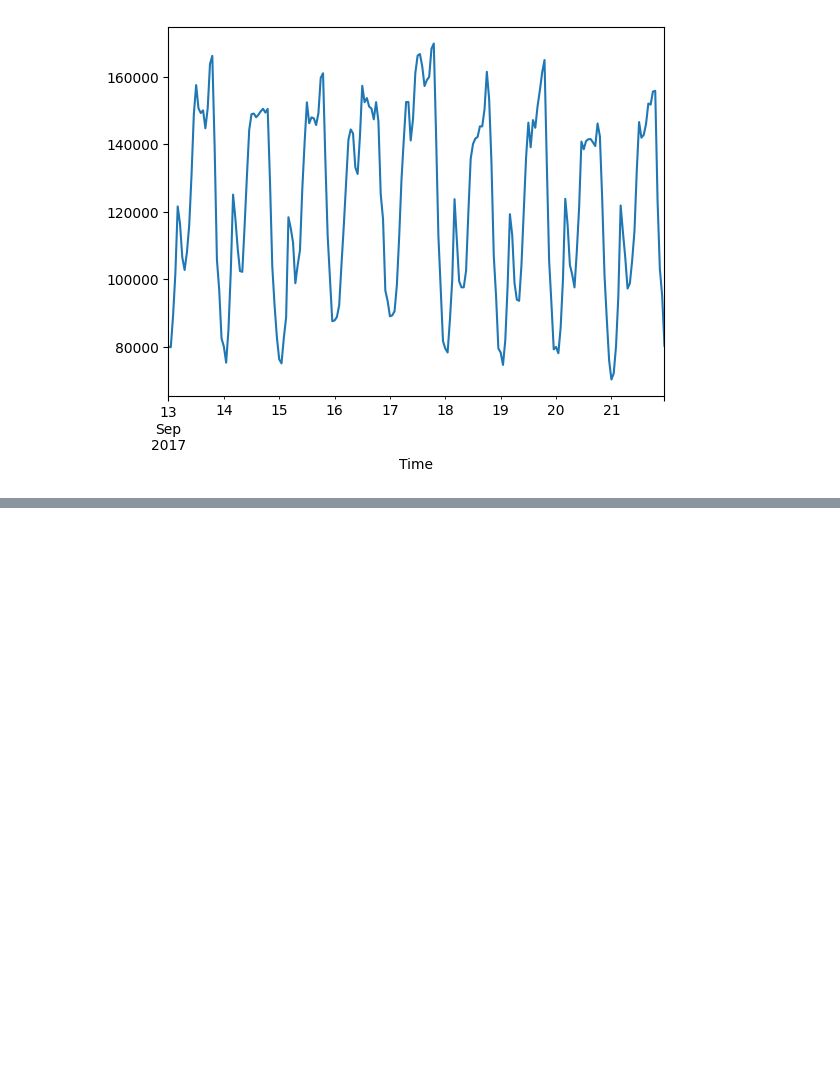
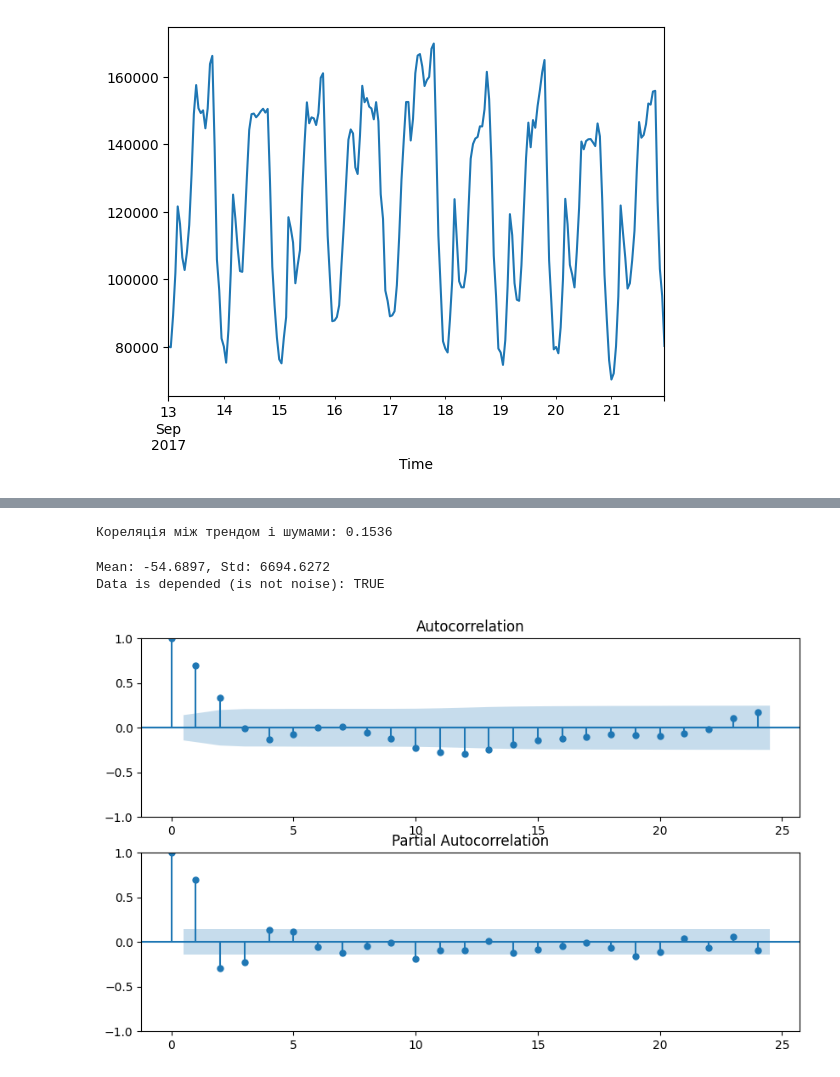
Before and after one commit to Deesthortered/ML_Courses_Homeworks, a Jupyter notebook: main_project.ipynb, the cells around one changed output, grey strips where cells are left out. Saved outputs shown, nothing was run; the diff lists cells and outputs as text; code cells hidden in the pictures; blank space fills up the shorter version.

```diff
--- a/main_project.ipynb
+++ b/main_project.ipynb
@@ -43,0 +88,26 @@ data['Ads'].plot()
+# %%
+import numpy as np
+from statsmodels.graphics.tsaplots import plot_acf, plot_pacf
+import matplotlib.pyplot as plt
+
+correlation = np.corrcoef(decomposition_trend.dropna(), decomposition_residuals.dropna())[0, 1]
+print(f"Кореляція між трендом і шумами: {correlation:.4f}")
+# %% [output]
+Кореляція між трендом і шумами: 0.1536
+# %%
+mean_residuals = decomposition_residuals.dropna().mean()
+std_residuals = decomposition_residuals.dropna().std()
+print(f"Mean: {mean_residuals:.4f}, Std: {std_residuals:.4f}")
+
+from statsmodels.stats.diagnostic import acorr_ljungbox
+lb_test = acorr_ljungbox(decomposition_residuals.dropna(), lags=[24], return_df=True)
+print("Data is depended (is not noise):", "TRUE" if lb_test["lb_pvalue"].values[0] < 0.05 else "FALSE")
+
+fig, axes = plt.subplots(2, 1, figsize=(10, 6))
+plot_acf(decomposition_residuals.dropna(), lags=24, ax=axes[0])
+plot_pacf(decomposition_residuals.dropna(), lags=24, ax=axes[1])
+plt.show()
+# %% [output]
+Mean: -54.6897, Std: 6694.6272
+Data is depended (is not noise): TRUE
+[figure, added]
```
Also changed, not shown: parts of 8 cells of this notebook.
